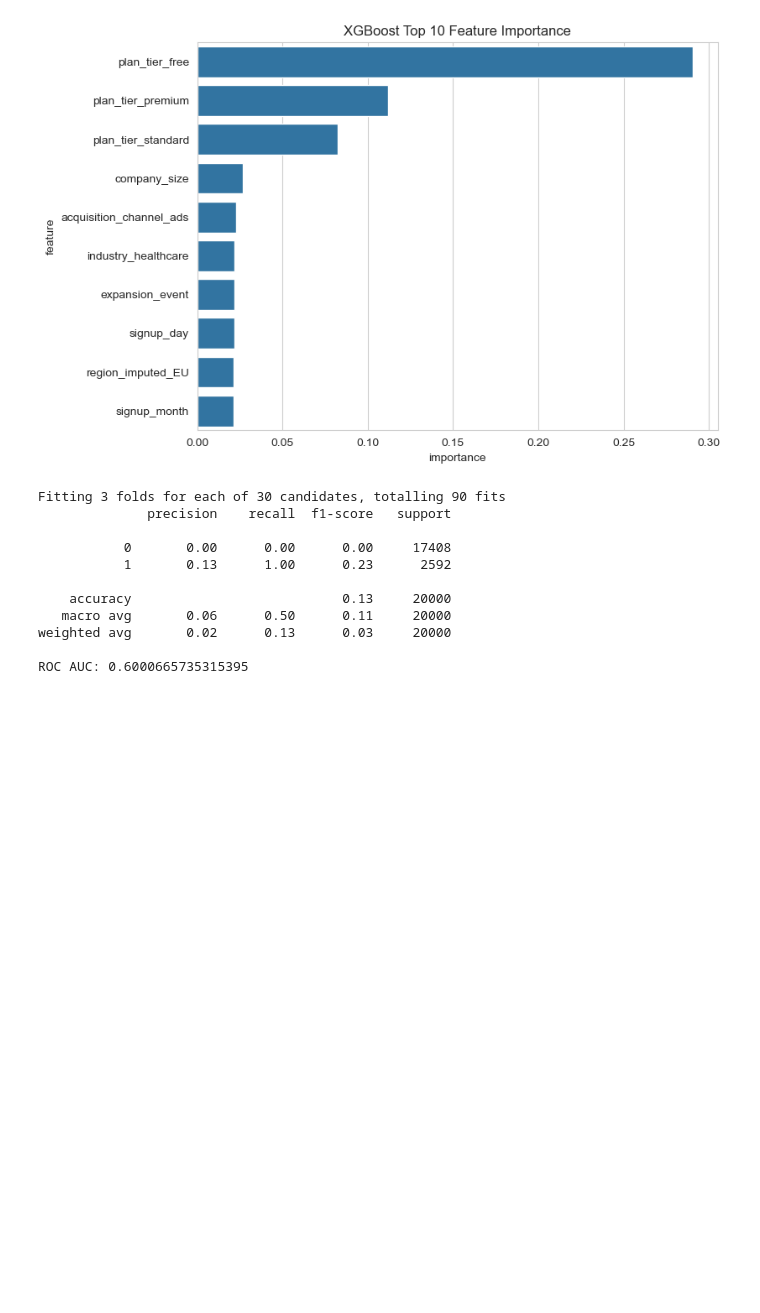
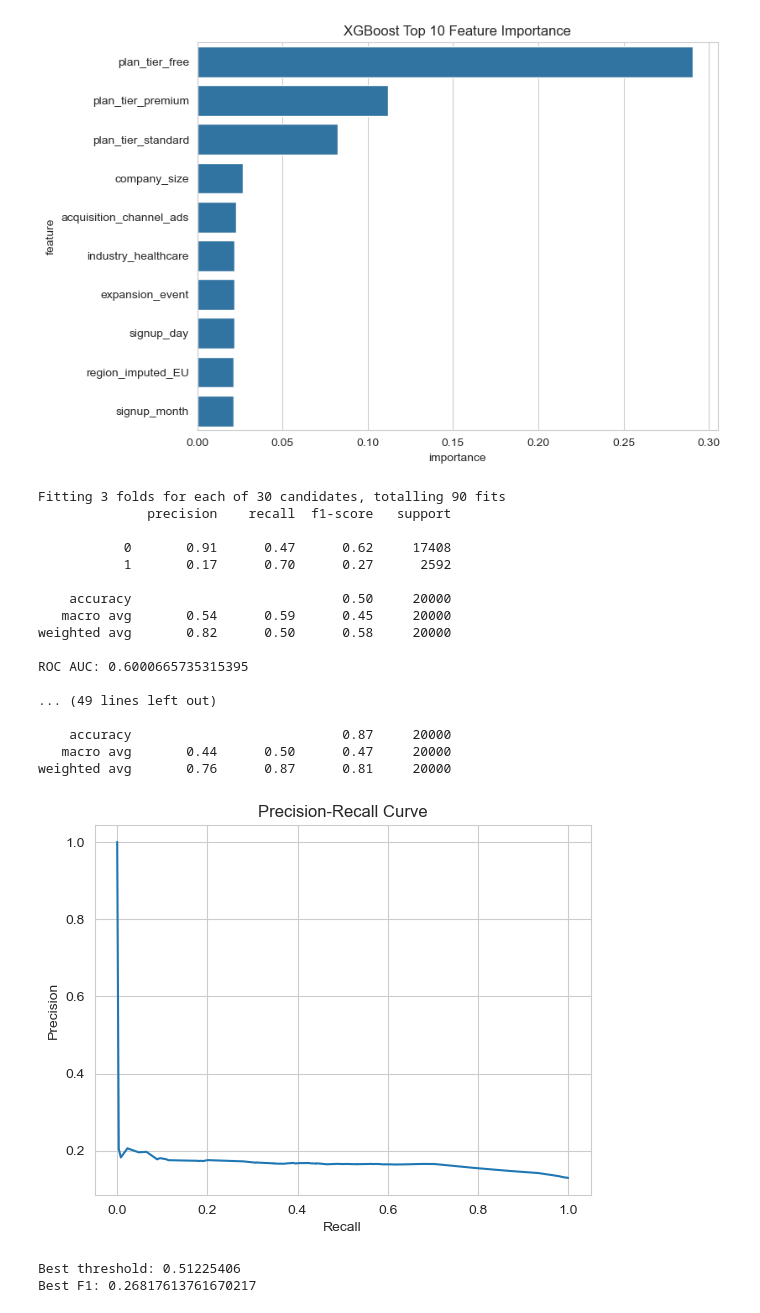
Before and after one commit to minjun504/atlassian_presentation, a Jupyter notebook: content/modelling.ipynb, the cells around one changed output. Cells and saved outputs as stored; diff of their text form; code cells hidden in the pictures; blank space fills up the shorter version.

Commit message:
Update XGBoost tuning model threshold

```diff
--- a/content/modelling.ipynb
+++ b/content/modelling.ipynb
@@ -560,37 +560,74 @@ param_grid = {
 xgb_search = RandomizedSearchCV(
     estimator=xgb_model,
     param_distributions=param_grid,
     n_iter=30,
     scoring="roc_auc",
     cv=3,
     verbose=1,
     random_state=42,
     n_jobs=-1
 )
 
 xgb_search.fit(X_train, y_train.values.ravel())
 
 # Evaluate Tuned Model
 best_xgb = xgb_search.best_estimator_
 
 y_pred_proba = best_xgb.predict_proba(X_test)[:, 1]
 
-threshold = 0.2
-y_pred = (y_pred_proba >= threshold).astype(int)
+# threshold = 0.2
+# y_pred = (y_pred_proba >= threshold).astype(int)
+y_pred = best_xgb.predict(X_test)
 
 from sklearn.metrics import classification_report, roc_auc_score
 
 print(classification_report(y_test, y_pred))
 print("ROC AUC:", roc_auc_score(y_test, y_pred_proba))
+
+# Manual Threshold Testing
+# choose based on business goal - to catch as many churners as possible, choose a lower threshold, to avoid false alarms etc, choose a higher threshold
+for t in [0.3, 0.4, 0.5, 0.6, 0.7]:
+    y_pred = (y_pred_proba >= t).astype(int)
+    print("\nThreshold:", t)
+    print(classification_report(y_test, y_pred))
+
+# Visual Threshold Testing
+from sklearn.metrics import precision_recall_curve
+import matplotlib.pyplot as plt
+
+precision, recall, thresholds = precision_recall_curve(y_test, y_pred_proba)
+
+plt.plot(recall, precision)
+plt.xlabel("Recall")
+plt.ylabel("Precision")
+plt.title("Precision-Recall Curve")
+plt.show()
+
+# Determine best threshold
+f1 = 2 * (precision[:-1] * recall[:-1]) / (precision[:-1] + recall[:-1])
+
+best_idx = np.nanargmax(f1)
+
+print("Best threshold:", thresholds[best_idx])
+print("Best F1:", f1[best_idx])
 # %% [output]
 Fitting 3 folds for each of 30 candidates, totalling 90 fits
               precision    recall  f1-score   support
 
-           0       0.00      0.00      0.00     17408
-           1       0.13      1.00      0.23      2592
+           0       0.91      0.47      0.62     17408
+           1       0.17      0.70      0.27      2592
 
-    accuracy                           0.13     20000
-   macro avg       0.06      0.50      0.11     20000
-weighted avg       0.02      0.13      0.03     20000
+    accuracy                           0.50     20000
+   macro avg       0.54      0.59      0.45     20000
+weighted avg       0.82      0.50      0.58     20000
 
 ROC AUC: 0.6000665735315395
+
+... (49 lines left out)
+
+    accuracy                           0.87     20000
+   macro avg       0.44      0.50      0.47     20000
+weighted avg       0.76      0.87      0.81     20000
+[figure, added]
+Best threshold: 0.51225406
+Best F1: 0.26817613761670217
```
